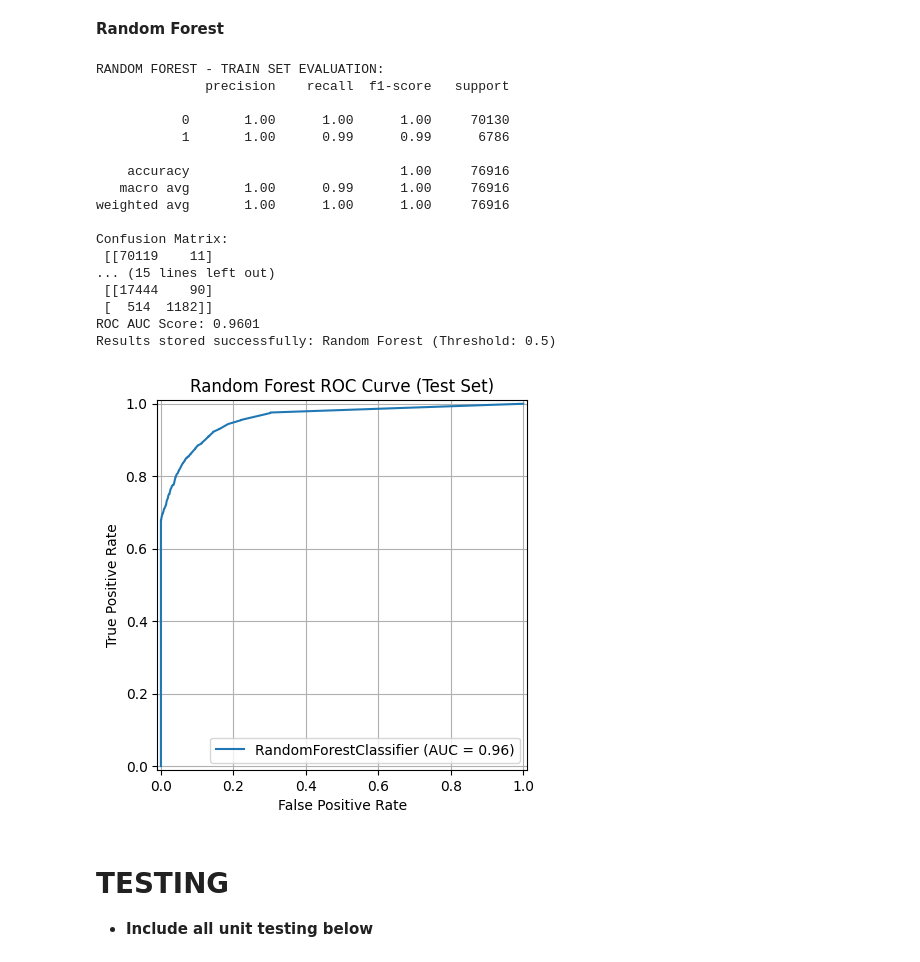
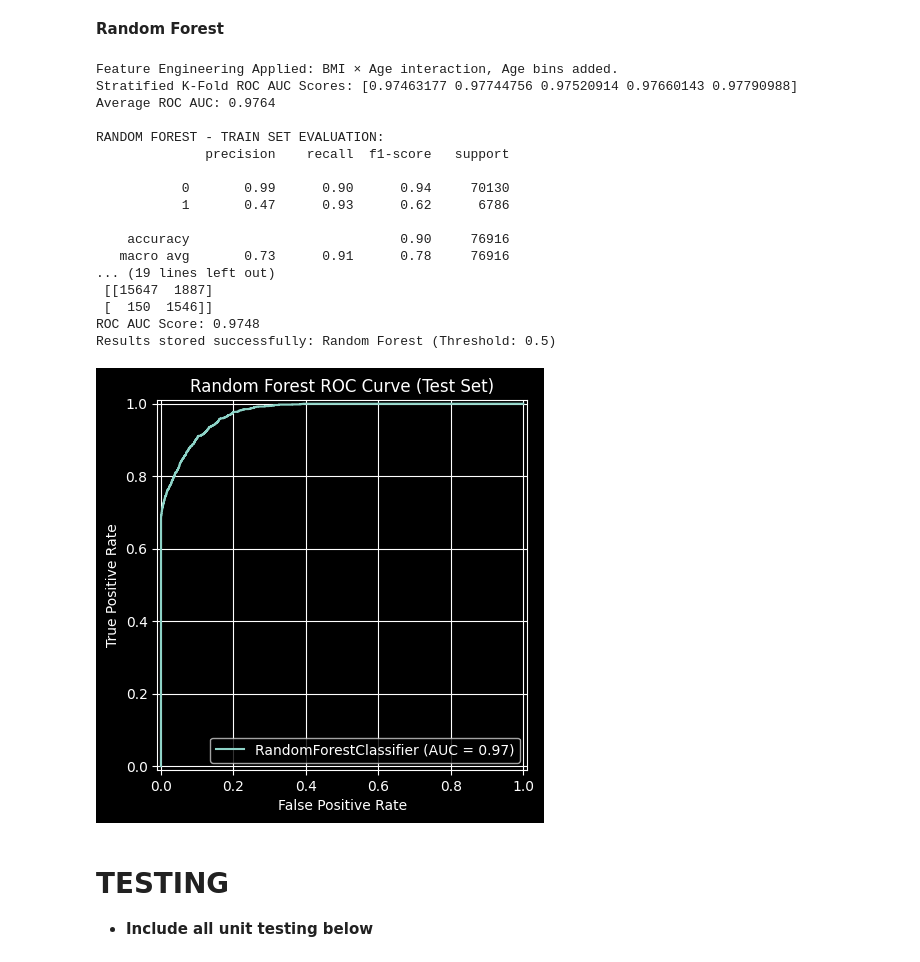
Before and after one commit to fkottapa3/Team14CSE6242, a Jupyter notebook: DiabetesPrediction_v1.ipynb, the cells around one changed output. Cells and saved outputs as stored; diff of their text form; code cells hidden in the pictures.

Commit message:
updated model performance to reduce Randomorest overfitting

```diff
--- a/DiabetesPrediction_v1.ipynb
+++ b/DiabetesPrediction_v1.ipynb
@@ -573,23 +573,46 @@ plt.show()
 **Random Forest**
 # %%
 from sklearn.ensemble import RandomForestClassifier
-from sklearn.model_selection import train_test_split
+from sklearn.model_selection import train_test_split, StratifiedKFold, cross_val_score
 from sklearn.metrics import (
     classification_report, confusion_matrix, roc_auc_score, RocCurveDisplay
 )
 import matplotlib.pyplot as plt
 
-X = df_random_forest.drop("diabetes", axis=1)
+# ======== APPLY FEATURE ENGINEERING BEFORE CROSS-VALIDATION ========
+df_random_forest = df_random_forest.copy()  # Avoid modifying original dataset
+df_random_forest["bmi_age_interaction"] = df_random_forest["bmi"] * df_random_forest["age"]
+df_random_forest["age_bins"] = pd.cut(df_random_forest["age"], bins=[0, 30, 50, 70, 100], labels=[1, 2, 3, 4]).astype(int)
+
+print("Feature Engineering Applied: BMI × Age interaction, Age bins added.")
+
+# ======== DEFINE FEATURES & TARGET ========
+#X = df_random_forest.drop(columns=["diabetes", "bmi_age_interaction"])  # Avoid duplicate interaction feature
+X = df_random_forest.drop(columns=["diabetes"])  # Avoid duplicate interaction feature
 y = df_random_forest["diabetes"]
 
-
-# Train-test split (stratified)
+# ======== TRAIN-TEST SPLIT ========
 X_train, X_test, y_train, y_test = train_test_split(
     X, y, test_size=0.2, stratify=y, random_state=42
 )
 
-# Initialize and train the model
-rf_model = RandomForestClassifier(n_estimators=100, random_state=42)
+# ======== STRATIFIED K-FOLD CROSS-VALIDATION (ON TRAINING DATA ONLY) ========
+kfold = StratifiedKFold(n_splits=5, shuffle=True, random_state=42)
+# rf_model = RandomForestClassifier(n_estimators=100, class_weight='balanced', random_state=42)
+rf_model = RandomForestClassifier(
+    n_estimators=100,
+    max_depth=10,  # Limit tree depth
+    min_samples_split=10,  # Reduce overfitting
+    class_weight='balanced',
+    random_state=42
+)
+
+cv_scores = cross_val_score(rf_model, X_train, y_train, cv=kfold, scoring='roc_auc')
+
+print(f'Stratified K-Fold ROC AUC Scores: {cv_scores}')
+print(f'Average ROC AUC: {cv_scores.mean():.4f}')
+
+# ======== TRAIN RANDOM FOREST MODEL ========
 rf_model.fit(X_train, y_train)
 
 # Predict on train and test
@@ -598,46 +621,46 @@ y_test_pred_rf = rf_model.predict(X_test)
 y_train_proba_rf = rf_model.predict_proba(X_train)[:, 1]
 y_test_proba_rf = rf_model.predict_proba(X_test)[:, 1]
 
 # ========== TRAIN EVALUATION ==========
 print("\nRANDOM FOREST - TRAIN SET EVALUATION:")
 print(classification_report(y_train, y_train_pred_rf))
 print("Confusion Matrix:\n", confusion_matrix(y_train, y_train_pred_rf))
 print(f"ROC AUC Score: {roc_auc_score(y_train, y_train_proba_rf):.4f}")
 store_classification_results("Random Forest", "train", 0.50, y_train, y_train_pred_rf)
 
 # ========== TEST EVALUATION ==========
 print("\nRANDOM FOREST - TEST SET EVALUATION:")
 print(classification_report(y_test, y_test_pred_rf))
 print("Confusion Matrix:\n", confusion_matrix(y_test, y_test_pred_rf))
 print(f"ROC AUC Score: {roc_auc_score(y_test, y_test_proba_rf):.4f}")
 store_classification_results("Random Forest", "test", 0.50, y_test, y_test_pred_rf)
 
 # ========== ROC Curve ==========
 RocCurveDisplay.from_estimator(rf_model, X_test, y_test)
 plt.title("Random Forest ROC Curve (Test Set)")
 plt.xlabel("False Positive Rate")
 plt.ylabel("True Positive Rate")
 plt.grid(True)
 plt.show()
 # %% [output]
+Feature Engineering Applied: BMI × Age interaction, Age bins added.
+Stratified K-Fold ROC AUC Scores: [0.97463177 0.97744756 0.97520914 0.97660143 0.97790988]
+Average ROC AUC: 0.9764
+
 RANDOM FOREST - TRAIN SET EVALUATION:
               precision    recall  f1-score   support
 
-           0       1.00      1.00      1.00     70130
-           1       1.00      0.99      0.99      6786
+           0       0.99      0.90      0.94     70130
+           1       0.47      0.93      0.62      6786
 
-    accuracy                           1.00     76916
-   macro avg       1.00      0.99      1.00     76916
-weighted avg       1.00      1.00      1.00     76916
-
-Confusion Matrix:
- [[70119    11]
-... (15 lines left out)
- [[17444    90]
- [  514  1182]]
-ROC AUC Score: 0.9601
+    accuracy                           0.90     76916
+   macro avg       0.73      0.91      0.78     76916
+... (19 lines left out)
+ [[15647  1887]
+ [  150  1546]]
+ROC AUC Score: 0.9748
 Results stored successfully: Random Forest (Threshold: 0.5)
-[figure, old version]
+[figure, new version]
 # %% [markdown]
 # **TESTING**
  - **Include all unit testing below**
```
Also changed, not shown: parts of 9 cells of this notebook, 1 other file.
